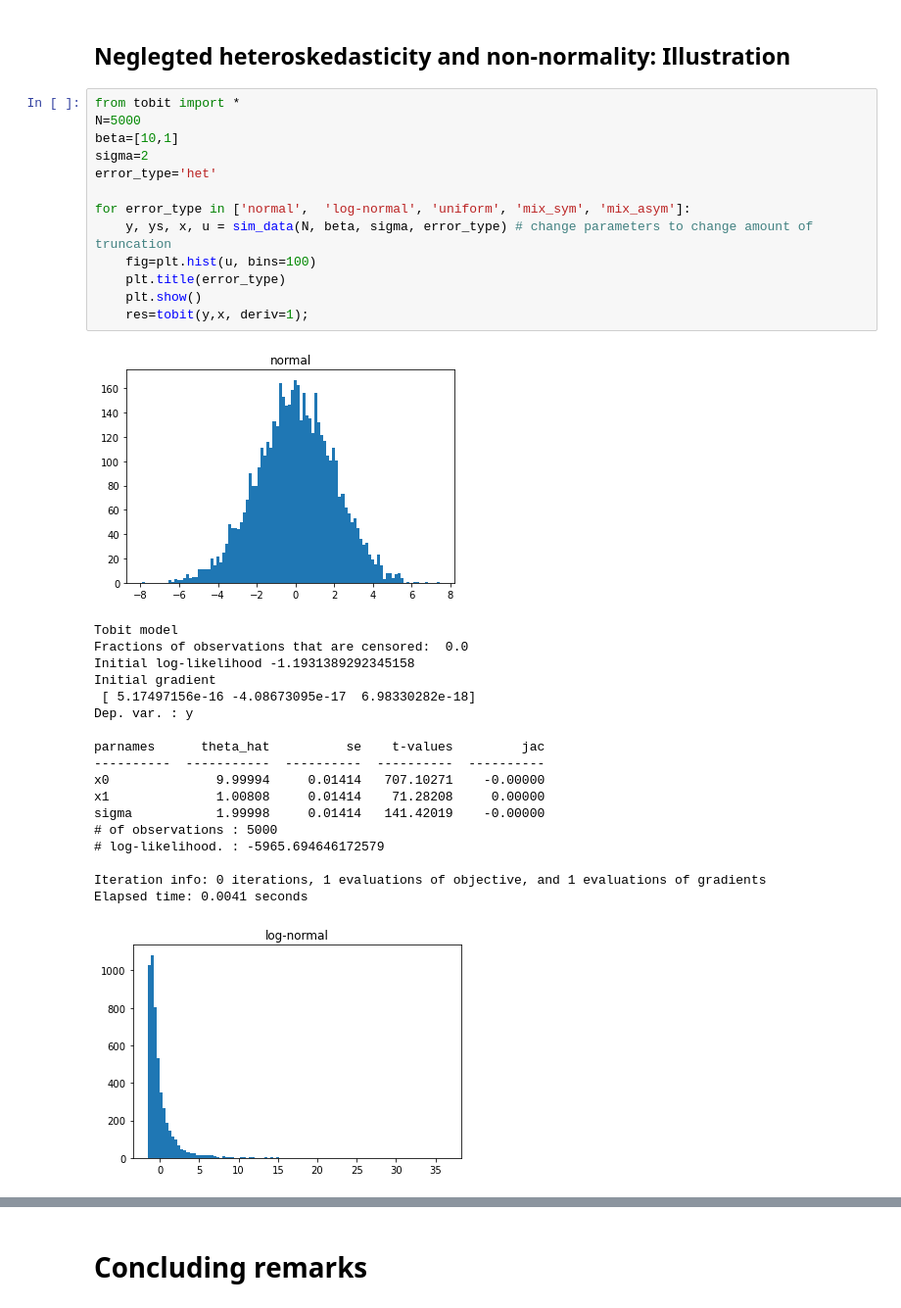
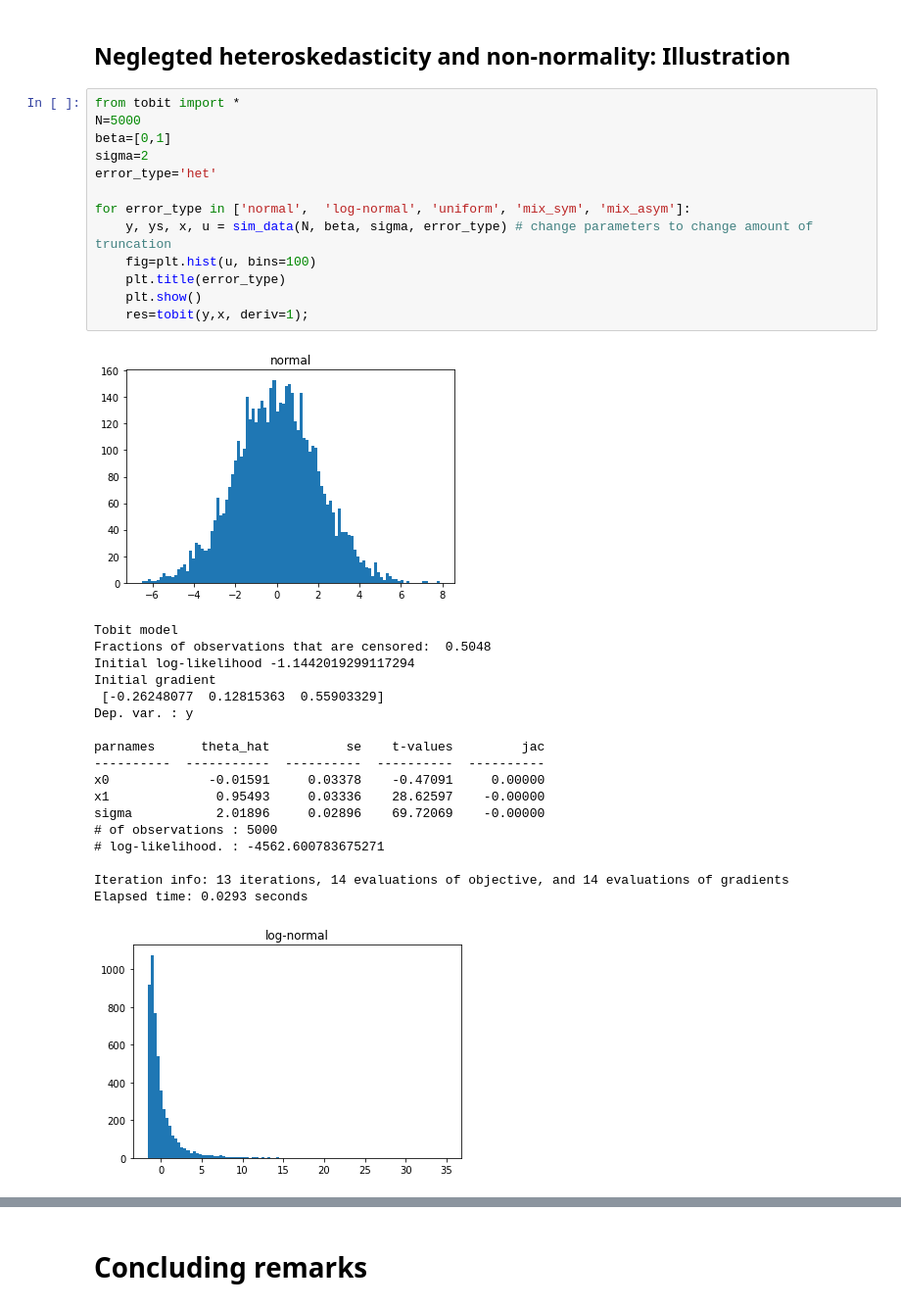
Before and after one commit to bschjerning/EconometricsB, a Jupyter notebook: lectures/16_censored_regrssion/tobit.ipynb, the cells around one changed output, grey strips where cells are left out. Shown at 98% size. Drawn from its saved outputs; the diff is of its cells as text.

```diff
--- a/lectures/16_censored_regrssion/tobit.ipynb
+++ b/lectures/16_censored_regrssion/tobit.ipynb
@@ -479,34 +479,34 @@ errors for consistency of MLE.**
 # %%
 from tobit import *
 N=5000
-beta=[10,1]
+beta=[0,1]
 sigma=2
 error_type='het'
 
 for error_type in ['normal',  'log-normal', 'uniform', 'mix_sym', 'mix_asym']:
     y, ys, x, u = sim_data(N, beta, sigma, error_type) # change parameters to change amount of truncation
     fig=plt.hist(u, bins=100)
     plt.title(error_type)
     plt.show()
     res=tobit(y,x, deriv=1);
 # %% [output]
-[figure, old version]
+[figure, new version]
 Tobit model
-Fractions of observations that are censored:  0.0
-Initial log-likelihood -1.1931389292345158
+Fractions of observations that are censored:  0.5048
+Initial log-likelihood -1.1442019299117294
 Initial gradient
- [ 5.17497156e-16 -4.08673095e-17  6.98330282e-18]
+ [-0.26248077  0.12815363  0.55903329]
 Dep. var. : y
 
 parnames      theta_hat          se    t-values         jac
 ----------  -----------  ----------  ----------  ----------
-x0              9.99994     0.01414   707.10271    -0.00000
-x1              1.00808     0.01414    71.28208     0.00000
-sigma           1.99998     0.01414   141.42019    -0.00000
+x0             -0.01591     0.03378    -0.47091     0.00000
+x1              0.95493     0.03336    28.62597    -0.00000
+sigma           2.01896     0.02896    69.72069    -0.00000
 # of observations : 5000
-# log-likelihood. : -5965.694646172579
+# log-likelihood. : -4562.600783675271
 
-Iteration info: 0 iterations, 1 evaluations of objective, and 1 evaluations of gradients
-Elapsed time: 0.0041 seconds
+Iteration info: 13 iterations, 14 evaluations of objective, and 14 evaluations of gradients
+Elapsed time: 0.0293 seconds
-[figure, old version]
+[figure, new version]
 Tobit model
```
Also changed, not shown: parts of 7 cells of this notebook, 6 other files.
